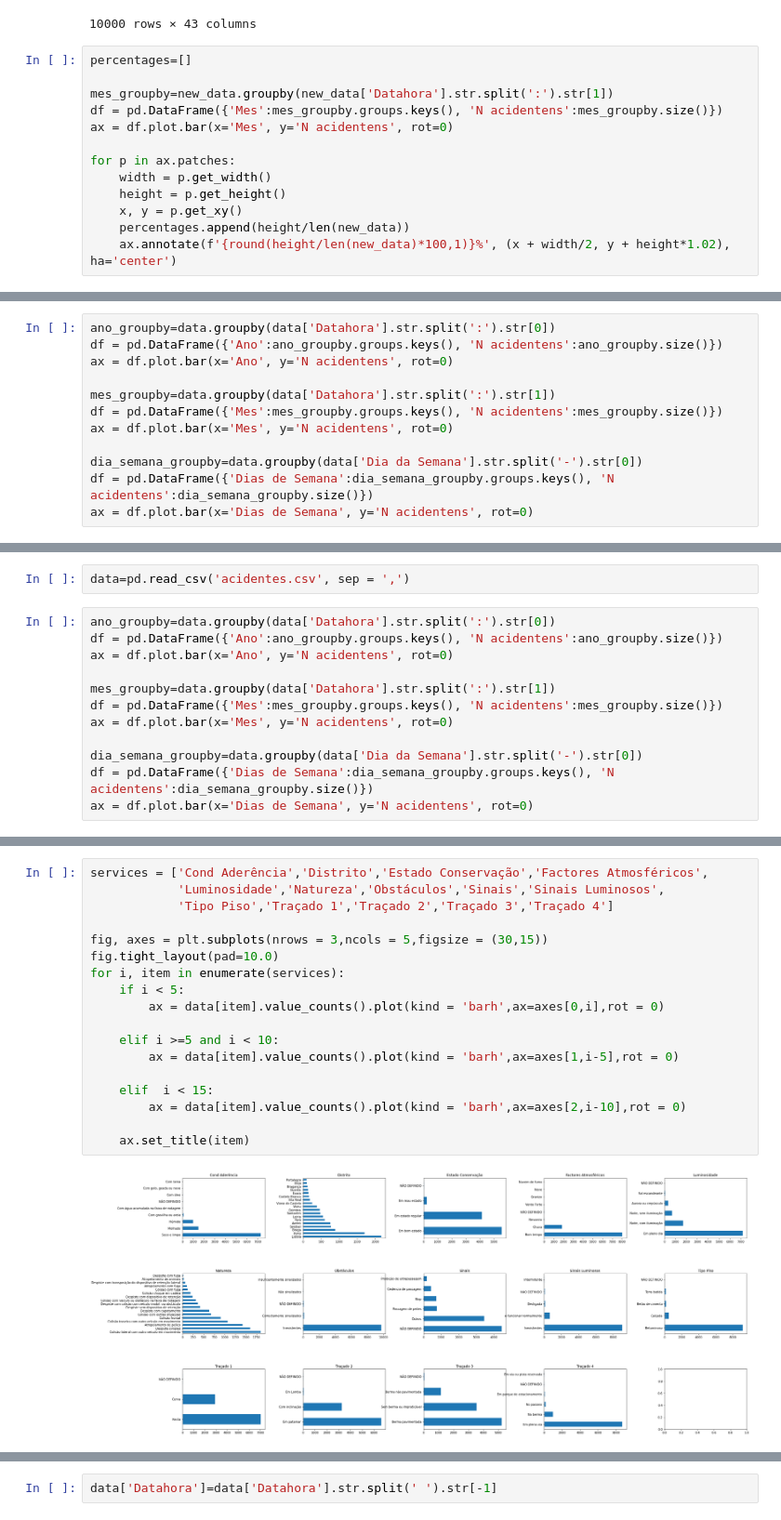
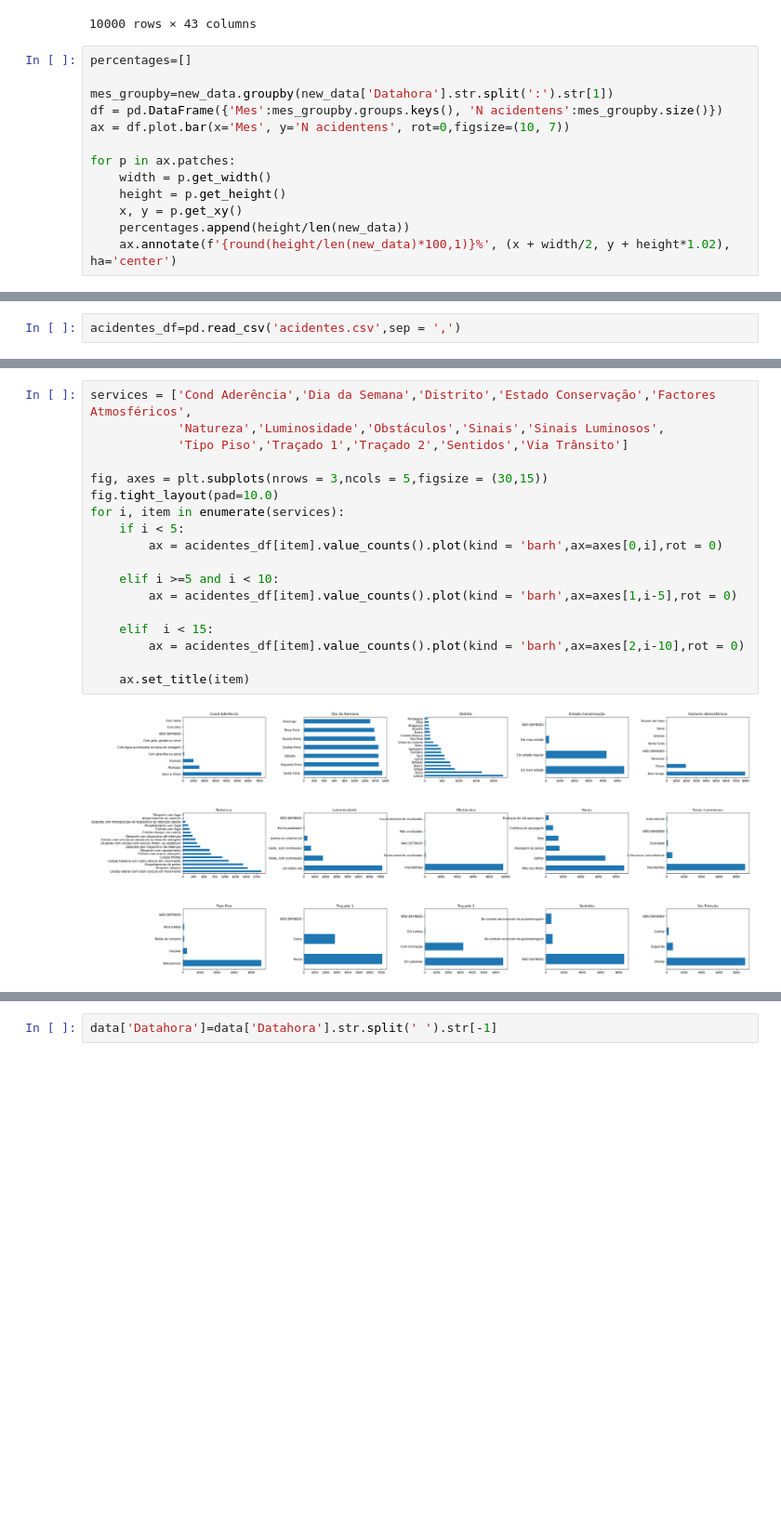
Before and after one commit to mrdso2-iscte/IAA_PROJECT, a Jupyter notebook: IAA.ipynb, the cells around one changed output, grey strips where cells are left out. Shown: that part at 93% size. Drawn from its saved outputs; the diff is of its cells as text; blank space fills up the shorter version.

```diff
--- a/IAA.ipynb
+++ b/IAA.ipynb
@@ -69,7 +69,7 @@ percentages=[]
 
 mes_groupby=new_data.groupby(new_data['Datahora'].str.split(':').str[1])
 df = pd.DataFrame({'Mes':mes_groupby.groups.keys(), 'N acidentens':mes_groupby.size()})
-ax = df.plot.bar(x='Mes', y='N acidentens', rot=0)
+ax = df.plot.bar(x='Mes', y='N acidentens', rot=0,figsize=(10, 7))
 
 for p in ax.patches:
     width = p.get_width()
@@ -82,12 +81,0 @@ for p in ax.patches:
-# %%
-ano_groupby=data.groupby(data['Datahora'].str.split(':').str[0])
-df = pd.DataFrame({'Ano':ano_groupby.groups.keys(), 'N acidentens':ano_groupby.size()})
-ax = df.plot.bar(x='Ano', y='N acidentens', rot=0)
-
-mes_groupby=data.groupby(data['Datahora'].str.split(':').str[1])
-df = pd.DataFrame({'Mes':mes_groupby.groups.keys(), 'N acidentens':mes_groupby.size()})
-ax = df.plot.bar(x='Mes', y='N acidentens', rot=0)
-
-dia_semana_groupby=data.groupby(data['Dia da Semana'].str.split('-').str[0])
-df = pd.DataFrame({'Dias de Semana':dia_semana_groupby.groups.keys(), 'N acidentens':dia_semana_groupby.size()})
-ax = df.plot.bar(x='Dias de Semana', y='N acidentens', rot=0)
@@ -99,14 +86,2 @@ ax = df.plot.bar(x='Dias de Semana', y='N acidentens', rot=0)
 # %%
-data=pd.read_csv('acidentes.csv', sep = ',')
+acidentes_df=pd.read_csv('acidentes.csv',sep = ',')
-# %%
-ano_groupby=data.groupby(data['Datahora'].str.split(':').str[0])
-df = pd.DataFrame({'Ano':ano_groupby.groups.keys(), 'N acidentens':ano_groupby.size()})
-ax = df.plot.bar(x='Ano', y='N acidentens', rot=0)
-
-mes_groupby=data.groupby(data['Datahora'].str.split(':').str[1])
-df = pd.DataFrame({'Mes':mes_groupby.groups.keys(), 'N acidentens':mes_groupby.size()})
-ax = df.plot.bar(x='Mes', y='N acidentens', rot=0)
-
-dia_semana_groupby=data.groupby(data['Dia da Semana'].str.split('-').str[0])
-df = pd.DataFrame({'Dias de Semana':dia_semana_groupby.groups.keys(), 'N acidentens':dia_semana_groupby.size()})
-ax = df.plot.bar(x='Dias de Semana', y='N acidentens', rot=0)
@@ -117,21 +124,21 @@ ax = df.plot.bar(x='Dias de Semana', y='N acidentens', rot=0)
 # %%
-services = ['Cond Aderência','Distrito','Estado Conservação','Factores Atmosféricos',
-            'Luminosidade','Natureza','Obstáculos','Sinais','Sinais Luminosos',
-            'Tipo Piso','Traçado 1','Traçado 2','Traçado 3','Traçado 4']
+services = ['Cond Aderência','Dia da Semana','Distrito','Estado Conservação','Factores Atmosféricos',
+            'Natureza','Luminosidade','Obstáculos','Sinais','Sinais Luminosos',
+            'Tipo Piso','Traçado 1','Traçado 2','Sentidos','Via Trânsito']
 
 fig, axes = plt.subplots(nrows = 3,ncols = 5,figsize = (30,15))
 fig.tight_layout(pad=10.0)
 for i, item in enumerate(services):
     if i < 5:
-        ax = data[item].value_counts().plot(kind = 'barh',ax=axes[0,i],rot = 0)
+        ax = acidentes_df[item].value_counts().plot(kind = 'barh',ax=axes[0,i],rot = 0)
 
     elif i >=5 and i < 10:
-        ax = data[item].value_counts().plot(kind = 'barh',ax=axes[1,i-5],rot = 0)
+        ax = acidentes_df[item].value_counts().plot(kind = 'barh',ax=axes[1,i-5],rot = 0)
 
     elif  i < 15:
-        ax = data[item].value_counts().plot(kind = 'barh',ax=axes[2,i-10],rot = 0)
+        ax = acidentes_df[item].value_counts().plot(kind = 'barh',ax=axes[2,i-10],rot = 0)
 
     ax.set_title(item)
 # %% [output]
-[figure, old version]
+[figure, new version]
 # %%
```
Also changed, not shown: parts of 13 cells of this notebook.
